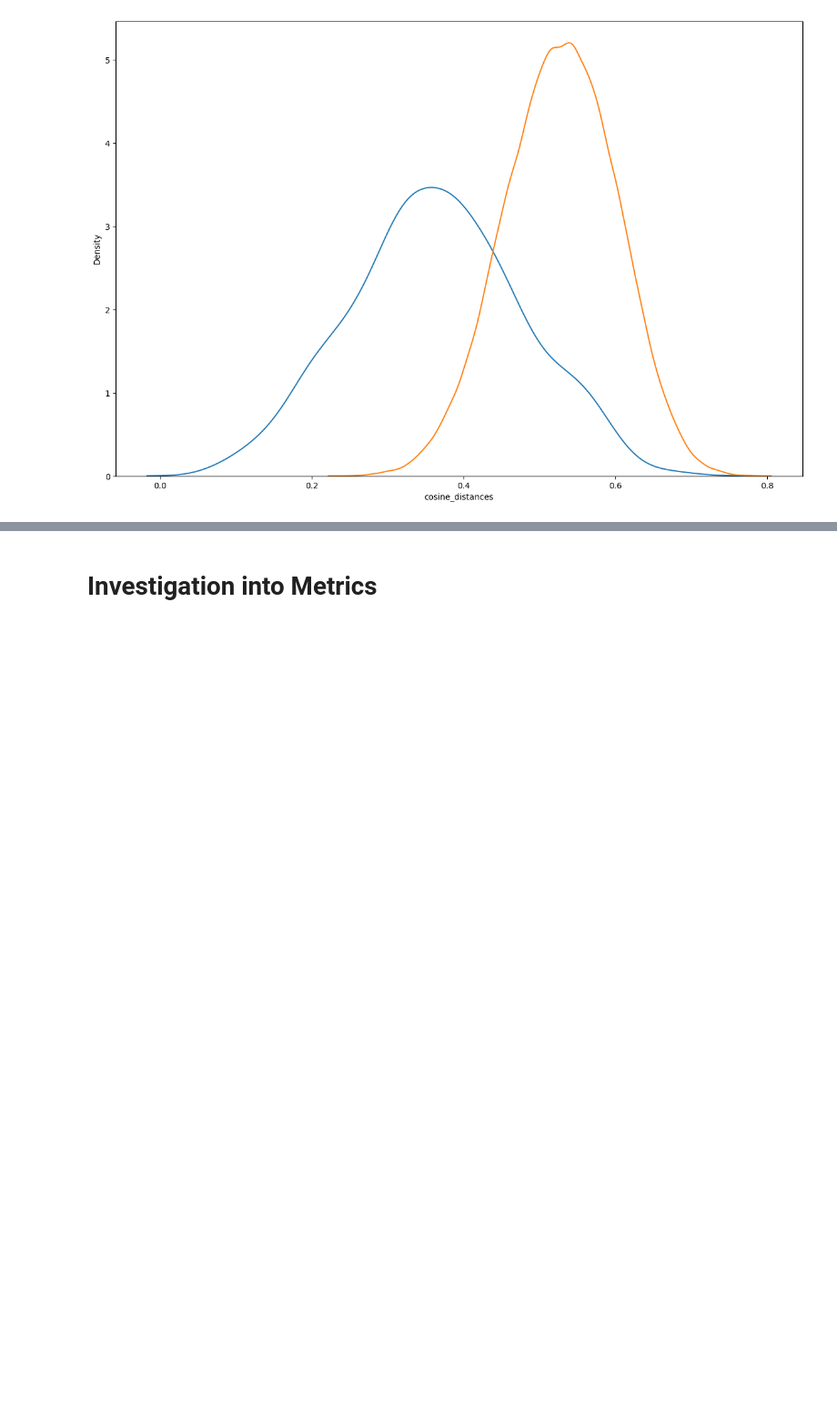
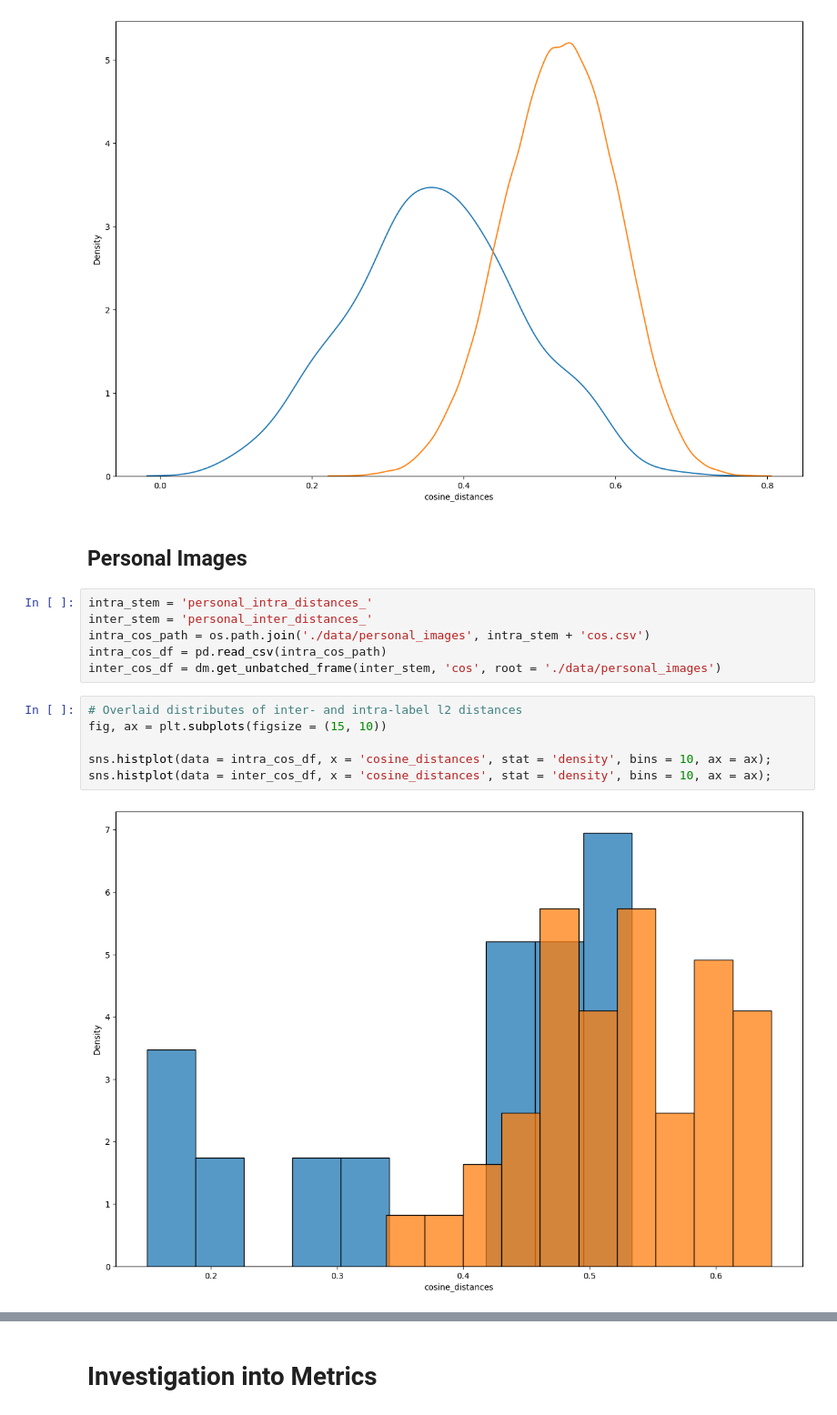
Before and after one commit to JoshuaGottlieb/Facial-Recognition-with-Deepface, a Jupyter notebook: Vectorization.ipynb, the cells around one changed output, grey strips where cells are left out. Shown: that part at 91% size. Cells and saved outputs as stored; diff of their text form; blank space fills up the shorter version.

Commit message:
Preprocessed small set (11 images) of personal images to see if higher quality / better control inputs would create a better split in intra-/inter-label distance distributions.

```diff
--- a/Vectorization.ipynb
+++ b/Vectorization.ipynb
@@ -619,3 +699,19 @@ sns.kdeplot(data = intra_cos_df, x = 'cosine_distances', common_norm = True, ax
 sns.kdeplot(data = inter_cos_df, x = 'cosine_distances', common_norm = True, ax = ax);
 # %% [output]
 [figure]
+# %% [markdown]
+## Personal Images
+# %%
+intra_stem = 'personal_intra_distances_'
+inter_stem = 'personal_inter_distances_'
+intra_cos_path = os.path.join('./data/personal_images', intra_stem + 'cos.csv')
+intra_cos_df = pd.read_csv(intra_cos_path)
+inter_cos_df = dm.get_unbatched_frame(inter_stem, 'cos', root = './data/personal_images')
+# %%
+# Overlaid distributes of inter- and intra-label l2 distances
+fig, ax = plt.subplots(figsize = (15, 10))
+
+sns.histplot(data = intra_cos_df, x = 'cosine_distances', stat = 'density', bins = 10, ax = ax);
+sns.histplot(data = inter_cos_df, x = 'cosine_distances', stat = 'density', bins = 10, ax = ax);
+# %% [output]
+[figure, added]
```
Also changed, not shown: parts of 28 cells of this notebook, 1 other file.
